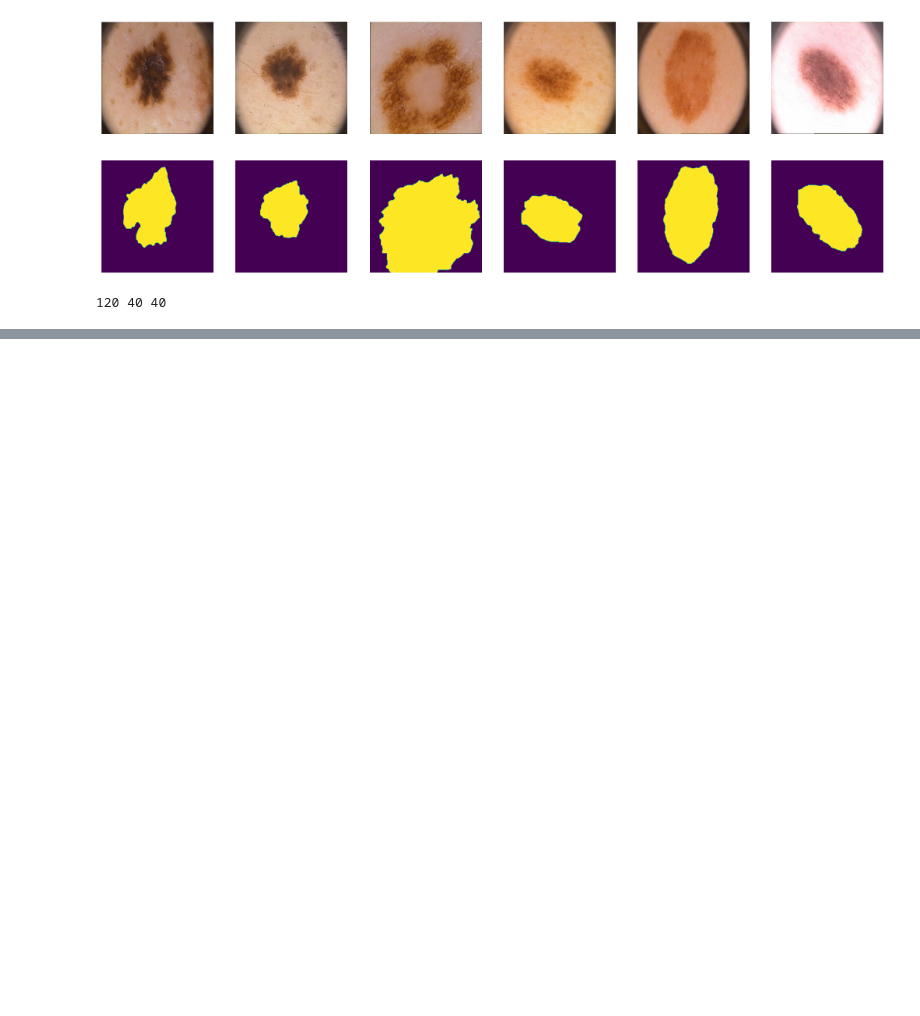
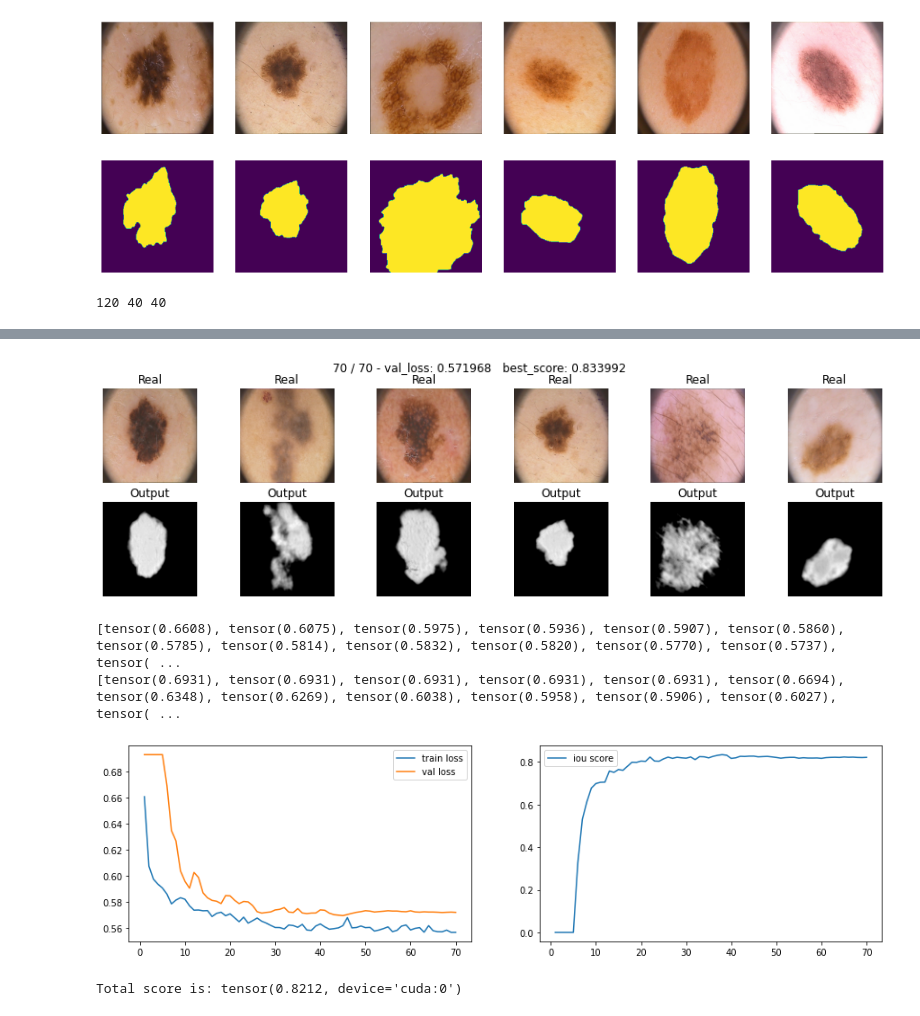
Before and after one commit to SamandarYokubov/CancelCancer, a Jupyter notebook: CancelCancer.ipynb, the cells around one changed output, grey strips where cells are left out. Cells and saved outputs as stored; diff of their text form; code cells hidden in the pictures; blank space fills up the shorter version.

```diff
--- a/CancelCancer.ipynb
+++ b/CancelCancer.ipynb
@@ -122,0 +414,15 @@ data_ts = DataLoader(list(zip(np.rollaxis(X[ts], 3, 1), Y[ts, np.newaxis])),
+# %%
+unet_bce = UNet2().to(device)
+max_epochs = 70
+optim = torch.optim.Adam(unet_bce.parameters(), lr = 4e-4)
+scheduler = torch.optim.lr_scheduler.StepLR(optim, step_size=25, gamma = 0.7)
+bce_unet_loss_train, bce_unet_loss_val, bce_unet_score, best_model_weights = train(
+    unet_bce, optim, scheduler, bce_loss, max_epochs, data_tr, data_val
+    )
+print('Total score is:',score_model(unet_bce, iou_pytorch, data_val))
+# %% [output]
+[figure, added]
+[tensor(0.6608), tensor(0.6075), tensor(0.5975), tensor(0.5936), tensor(0.5907), tensor(0.5860), tensor(0.5785), tensor(0.5814), tensor(0.5832), tensor(0.5820), tensor(0.5770), tensor(0.5737), tensor( ...
+[tensor(0.6931), tensor(0.6931), tensor(0.6931), tensor(0.6931), tensor(0.6931), tensor(0.6694), tensor(0.6348), tensor(0.6269), tensor(0.6038), tensor(0.5958), tensor(0.5906), tensor(0.6027), tensor( ...
+[figure, added]
+Total score is: tensor(0.8212, device='cuda:0')
```
Also changed, not shown: parts of 12 cells of this notebook.
